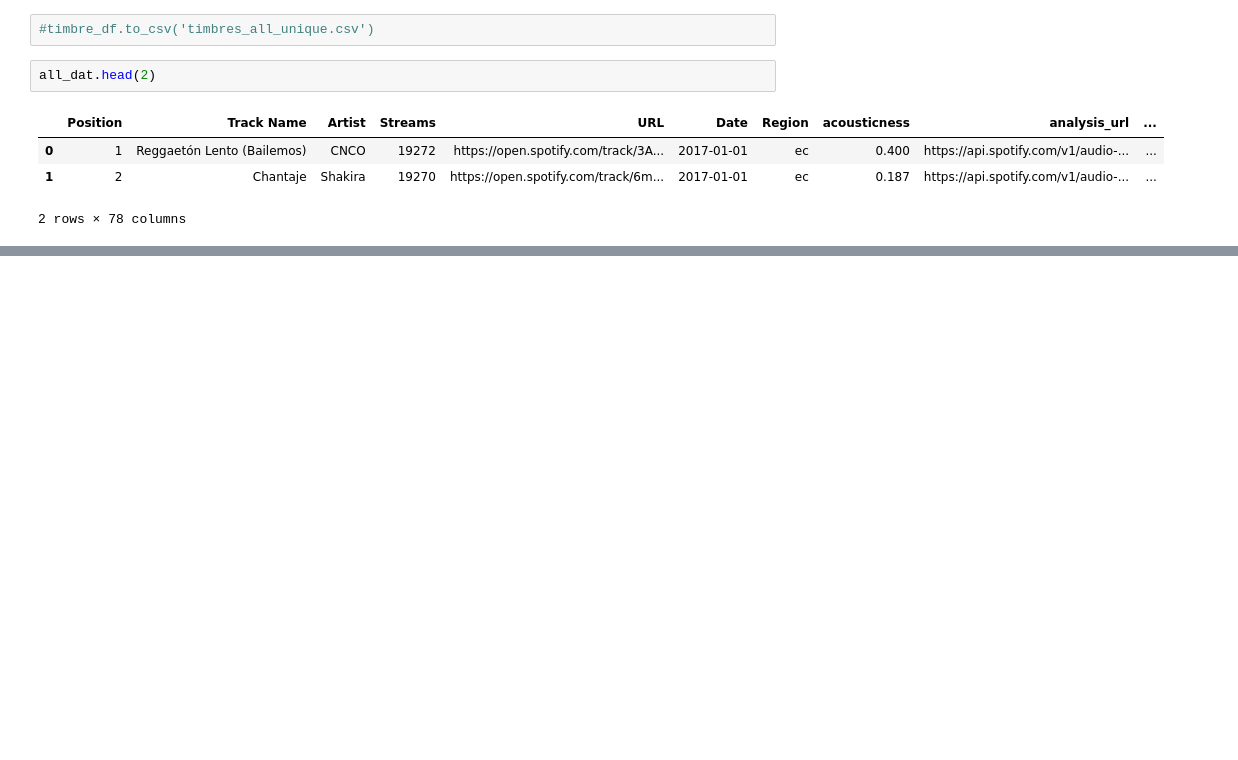
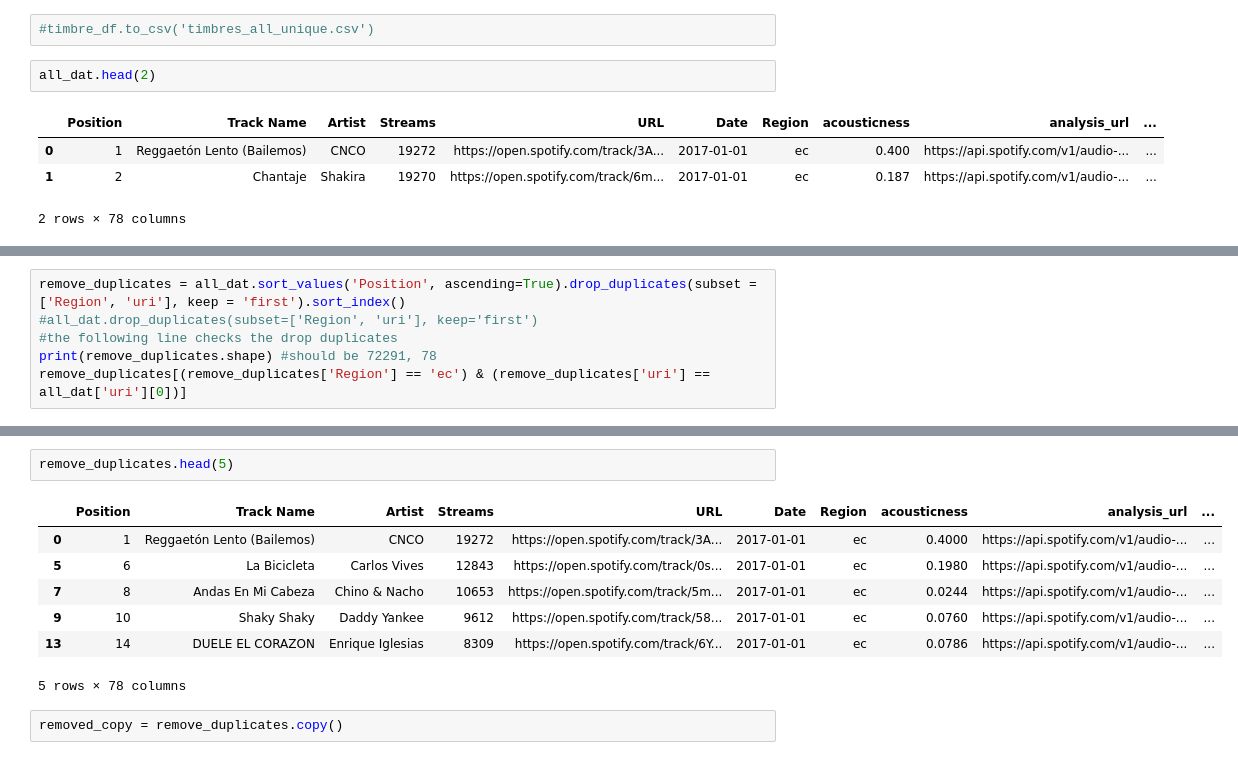
Before and after one commit to liams32/Spotify_Analysis, a Jupyter notebook: all_code/curr_code/combine_all_timbres.ipynb, the cells around one changed output, grey strips where cells are left out. Cells and saved outputs as stored; diff of their text form; blank space fills up the shorter version.

```diff
--- a/all_code/curr_code/combine_all_timbres.ipynb
+++ b/all_code/curr_code/combine_all_timbres.ipynb
@@ -108,0 +114,6 @@ Name: timbre_all_1, dtype: object
+# %%
+remove_duplicates = all_dat.sort_values('Position', ascending=True).drop_duplicates(subset = ['Region', 'uri'], keep = 'first').sort_index()
+#all_dat.drop_duplicates(subset=['Region', 'uri'], keep='first')
+#the following line checks the drop duplicates
+print(remove_duplicates.shape) #should be 72291, 78
+remove_duplicates[(remove_duplicates['Region'] == 'ec') & (remove_duplicates['uri'] == all_dat['uri'][0])]
@@ -108,0 +147,12 @@ Name: timbre_all_1, dtype: object
+# %%
+remove_duplicates.head(5)
+# %% [output]
+|  | Position | Track Name | Artist | Streams | URL | Date | Region | acousticness | analysis_url | ... |
+| 0 | 1 | Reggaetón Lento (Bailemos) | CNCO | 19272 | https://open.spotify.com/track/3A... | 2017-01-01 | ec | 0.4000 | https://api.spotify.com/v1/audio-... | ... |
+| 5 | 6 | La Bicicleta | Carlos Vives | 12843 | https://open.spotify.com/track/0s... | 2017-01-01 | ec | 0.1980 | https://api.spotify.com/v1/audio-... | ... |
+| 7 | 8 | Andas En Mi Cabeza | Chino & Nacho | 10653 | https://open.spotify.com/track/5m... | 2017-01-01 | ec | 0.0244 | https://api.spotify.com/v1/audio-... | ... |
+| 9 | 10 | Shaky Shaky | Daddy Yankee | 9612 | https://open.spotify.com/track/58... | 2017-01-01 | ec | 0.0760 | https://api.spotify.com/v1/audio-... | ... |
+| 13 | 14 | DUELE EL CORAZON | Enrique Iglesias | 8309 | https://open.spotify.com/track/6Y... | 2017-01-01 | ec | 0.0786 | https://api.spotify.com/v1/audio-... | ... |
+5 rows × 78 columns
+# %%
+removed_copy = remove_duplicates.copy()
```
Also changed, not shown: parts of 23 cells of this notebook.
